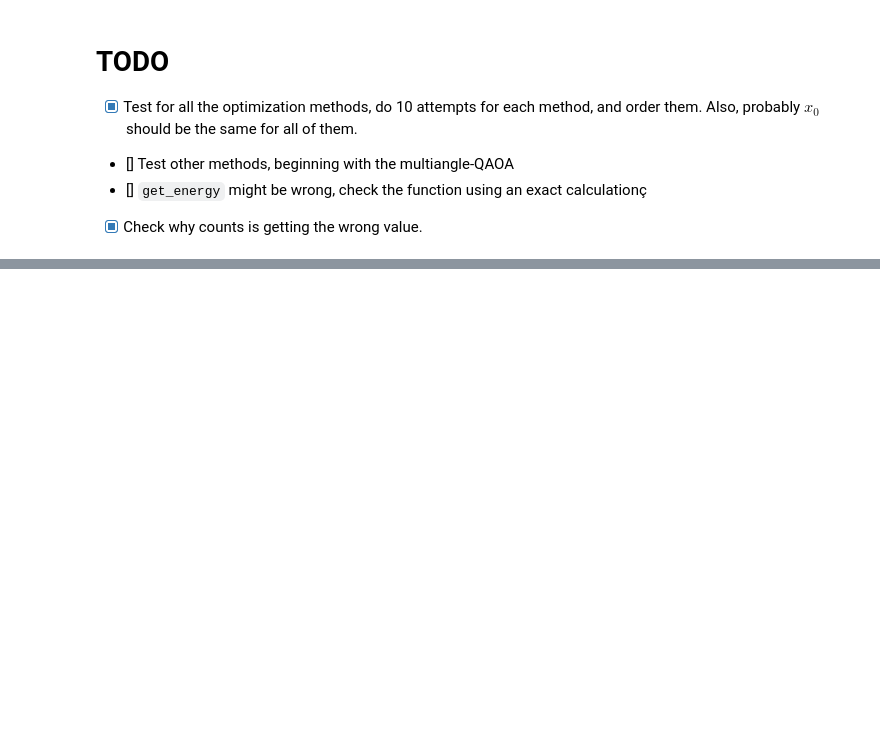
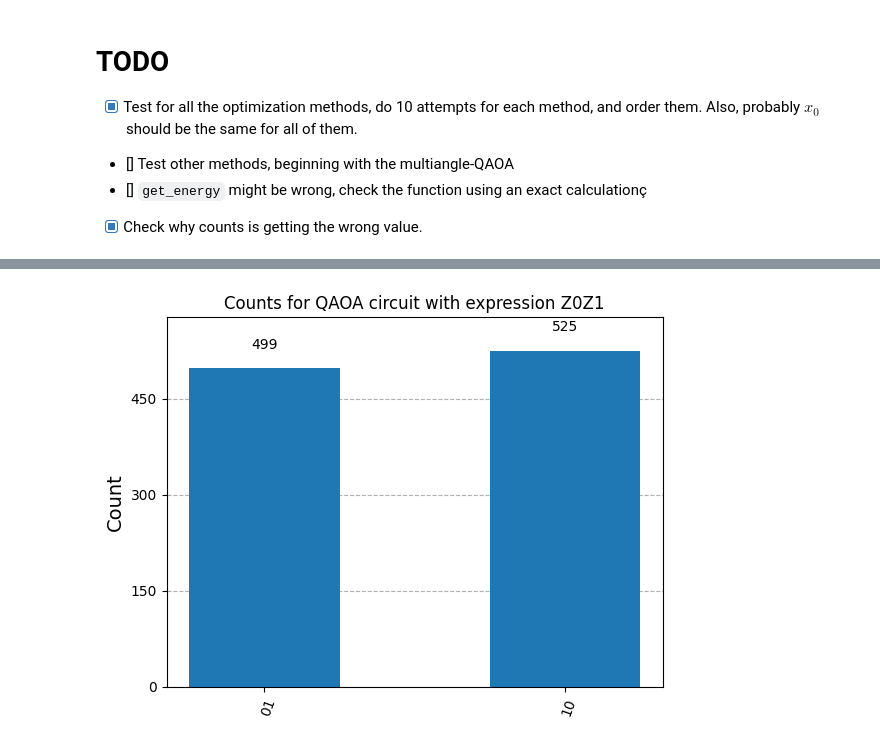
Before and after one commit to Nicofero/PhyloTree_ReConst, a Jupyter notebook: miscelaneous/new_qaoa.ipynb, the cells around one changed output, grey strips where cells are left out. Drawn from its saved outputs; the diff is of its cells as text; code cells hidden in the pictures; blank space fills up the shorter version.

```diff
--- a/miscelaneous/new_qaoa.ipynb
+++ b/miscelaneous/new_qaoa.ipynb
@@ -364,0 +395,4 @@ print(f'{np.argmax(np.abs(st.data)**2):0{5}b}')
+# %%
+plot_histogram(qc.counts, title="Counts for QAOA circuit with expression Z0Z1")
+# %% [output]
+[figure, added]
```
Also changed, not shown: parts of 11 cells of this notebook, 1 other file.
